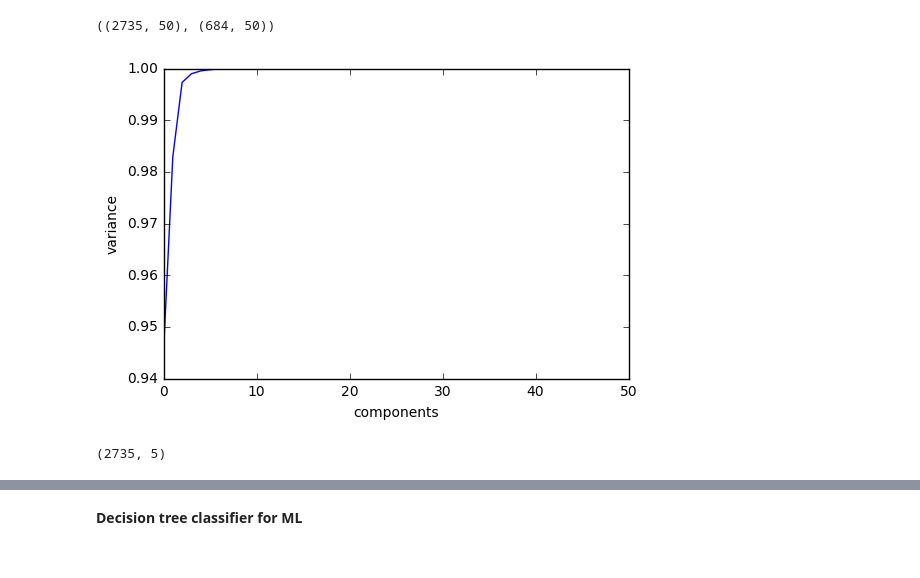
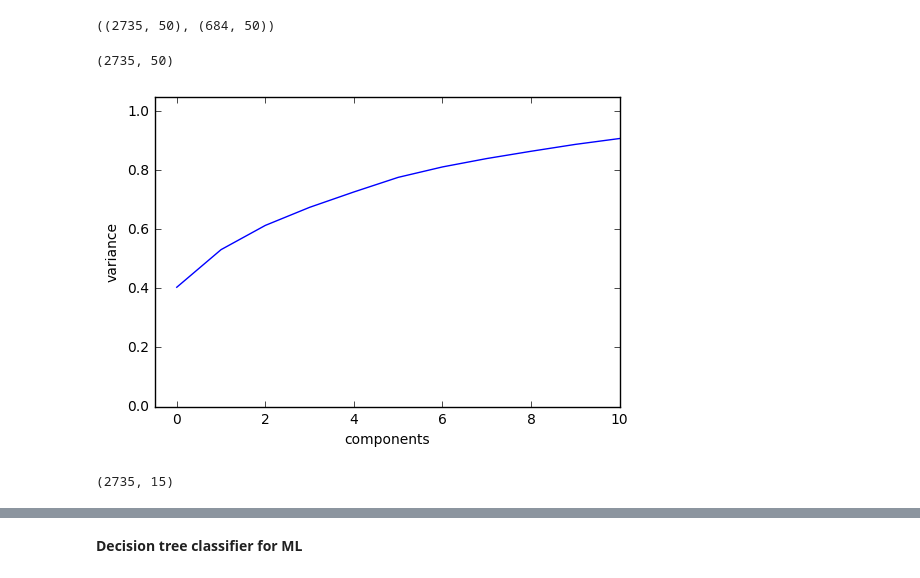
Before and after one commit to BeckResearchLab/MPexplo, a Jupyter notebook: extra-o-matic/Caco2 layer predictions_tuning_pca_normalization .ipynb, the cells around one changed output, grey strips where cells are left out. Saved outputs shown, nothing was run; the diff lists cells and outputs as text; code cells hidden in the pictures.

```diff
--- a/extra-o-matic/Caco2 layer predictions_tuning_pca_normalization .ipynb
+++ b/extra-o-matic/Caco2 layer predictions_tuning_pca_normalization .ipynb
@@ -722,23 +724,31 @@ HM_y_train_norm.shape, HM_y_test_norm.shape
 HM_x_train.shape, HM_x_test.shape
 # %% [output]
 ((2735, 50), (684, 50))
+# %%
+x_scaler=StandardScaler()
+x_scaler.fit(HM_x_train)
+HM_x_train_pca=x_scaler.transform(HM_x_train)
+HM_x_test_pca=x_scaler.transform(HM_x_test)
+HM_x_train_pca.shape
+# %% [output]
+(2735, 50)
 # %%
-pca=PCA().fit(HM_x_train)
+pca=PCA().fit(HM_x_train_pca)
 plt.plot(np.cumsum(pca.explained_variance_ratio_))
 plt.xlabel('components')
 plt.ylabel('variance')
-#plt.xlim([-0.05, 1.0])
-#plt.ylim([0.0, 1.05])
+plt.xlim([-0.5, 10.0])
+plt.ylim([0.0, 1.05])
 plt.show()
 # %% [output]
-[figure, old version]
+[figure, new version]
 # %%
-pca=PCA(n_components=5)
-HM_x_train_pca=pca.fit_transform(HM_x_train)
-HM_x_test_pca=pca.fit_transform(HM_x_test)
-HM_x_train_pca.shape
+pca=PCA(n_components=15)
+HM_x_train_norm=pca.fit_transform(HM_x_train_pca)
+HM_x_test_norm=pca.fit_transform(HM_x_test_pca)
+HM_x_train_norm.shape
 # %% [output]
-(2735, 5)
+(2735, 15)
 # %%
 x_scaler=StandardScaler()
 x_scaler.fit(HM_x_train_pca)
```
Also changed, not shown: parts of 30 cells of this notebook.
